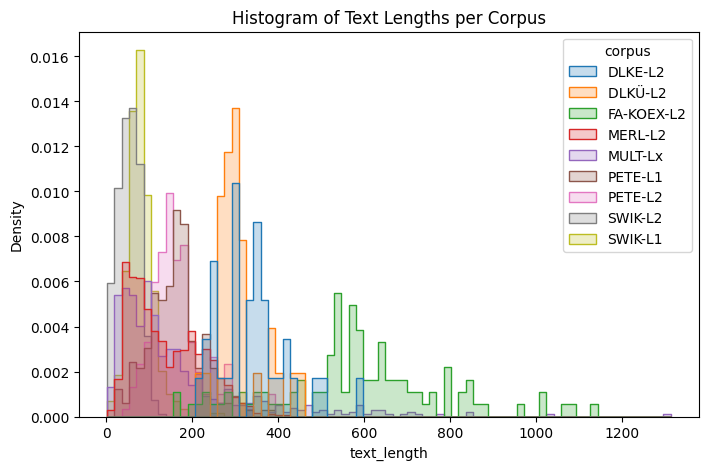
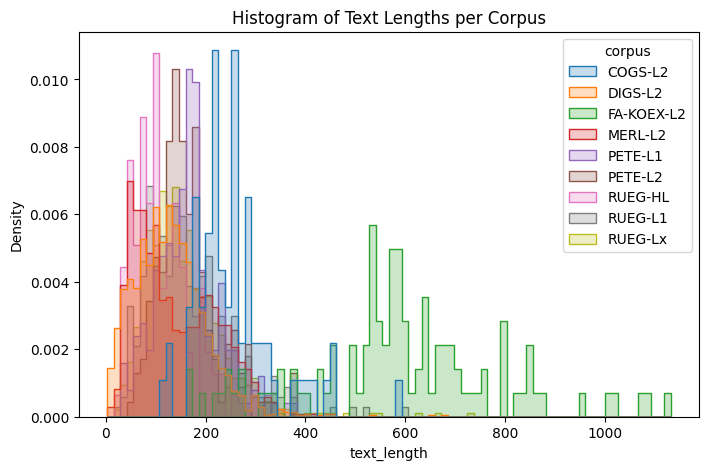
The notebook cell's code change between the first figure and the second:
--- before
+++ after
@@ -1,4 +1,11 @@
-plt.figure(figsize=(8,5))
-sns.histplot(data=df, x="text_length", hue="corpus", element="step", stat="density", common_norm=False)
+plt.figure(figsize=(8, 5))
+sns.histplot(
+    data=df_plot,
+    x="text_length",
+    hue="corpus",
+    element="step",
+    stat="density",
+    common_norm=False,
+ )
 plt.title("Histogram of Text Lengths per Corpus")
 plt.show()

Commit: Updates recipes to latest versions of dakoda-core and cas-visualizer. Cleanup. Use auto-download except for one case showing how to use corpus from local folder.